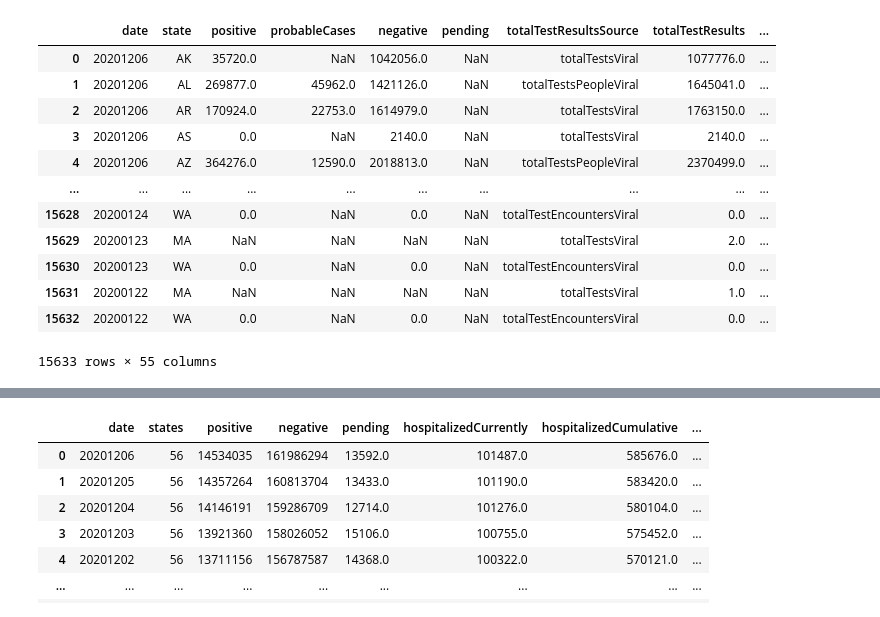
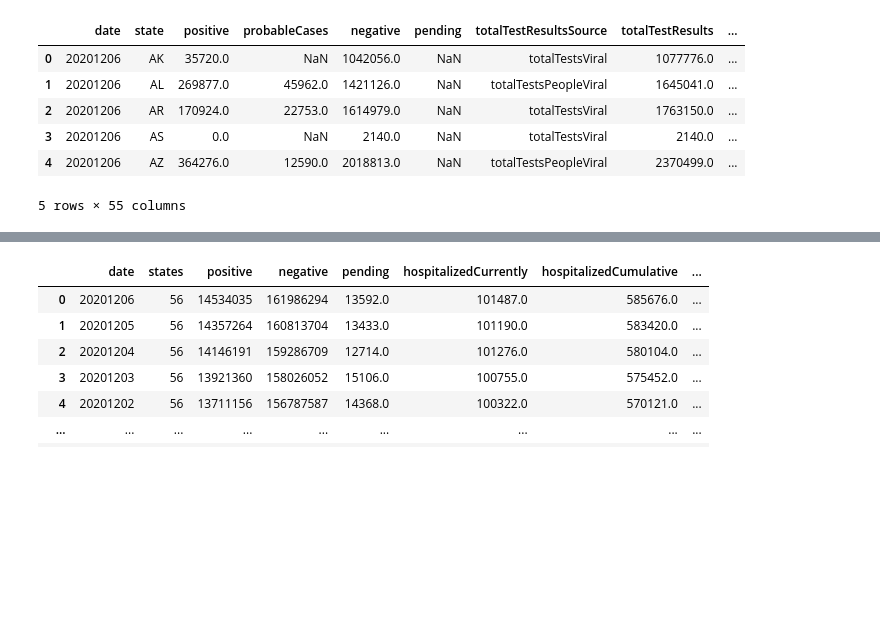
Before and after one commit to mpparra12/Project1, a Jupyter notebook: Covid19.ipynb, the cells around one changed output, grey strips where cells are left out. Saved outputs shown, nothing was run; the diff lists cells and outputs as text; code cells hidden in the pictures; blank space fills up the shorter version.

Commit message:
merged data

```diff
--- a/Covid19.ipynb
+++ b/Covid19.ipynb
@@ -7,24 +7,18 @@ import pandas as pd
 # %%
 
 
 #data_df = Path("Resources/us_states_covid19_daily.csv")
 
 data_df = pd.read_csv("Resources/us_states_covid19_daily.csv")
-data_df
+data_df.head()
 # %% [output]
 |  | date | state | positive | probableCases | negative | pending | totalTestResultsSource | totalTestResults | ... |
 | 0 | 20201206 | AK | 35720.0 | NaN | 1042056.0 | NaN | totalTestsViral | 1077776.0 | ... |
 | 1 | 20201206 | AL | 269877.0 | 45962.0 | 1421126.0 | NaN | totalTestsPeopleViral | 1645041.0 | ... |
 | 2 | 20201206 | AR | 170924.0 | 22753.0 | 1614979.0 | NaN | totalTestsViral | 1763150.0 | ... |
 | 3 | 20201206 | AS | 0.0 | NaN | 2140.0 | NaN | totalTestsViral | 2140.0 | ... |
 | 4 | 20201206 | AZ | 364276.0 | 12590.0 | 2018813.0 | NaN | totalTestsPeopleViral | 2370499.0 | ... |
-| ... | ... | ... | ... | ... | ... | ... | ... | ... | ... |
-| 15628 | 20200124 | WA | 0.0 | NaN | 0.0 | NaN | totalTestEncountersViral | 0.0 | ... |
-| 15629 | 20200123 | MA | NaN | NaN | NaN | NaN | totalTestsViral | 2.0 | ... |
-| 15630 | 20200123 | WA | 0.0 | NaN | 0.0 | NaN | totalTestEncountersViral | 0.0 | ... |
-| 15631 | 20200122 | MA | NaN | NaN | NaN | NaN | totalTestsViral | 1.0 | ... |
-| 15632 | 20200122 | WA | 0.0 | NaN | 0.0 | NaN | totalTestEncountersViral | 0.0 | ... |
-15633 rows × 55 columns
+5 rows × 55 columns
 # %%
 data_df.info()
 # %% [output]
```
Also changed, not shown: parts of 1 cell of this notebook.
